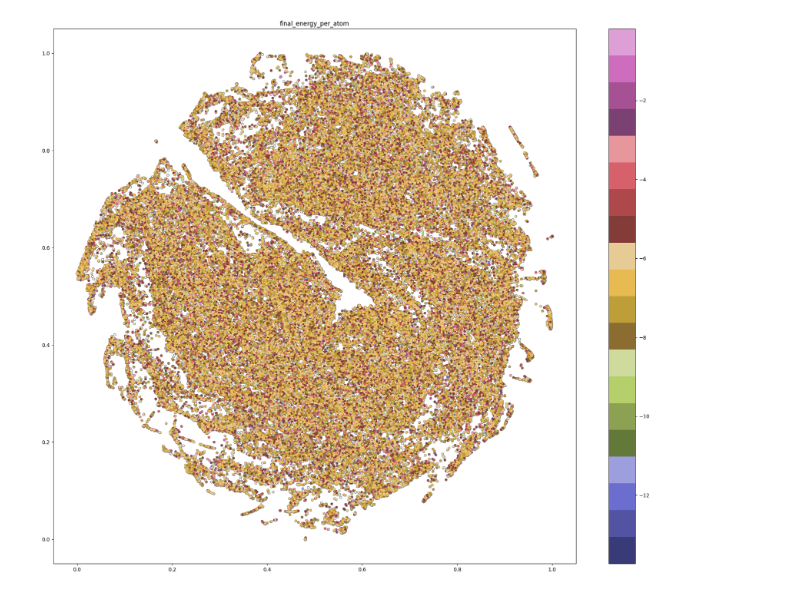
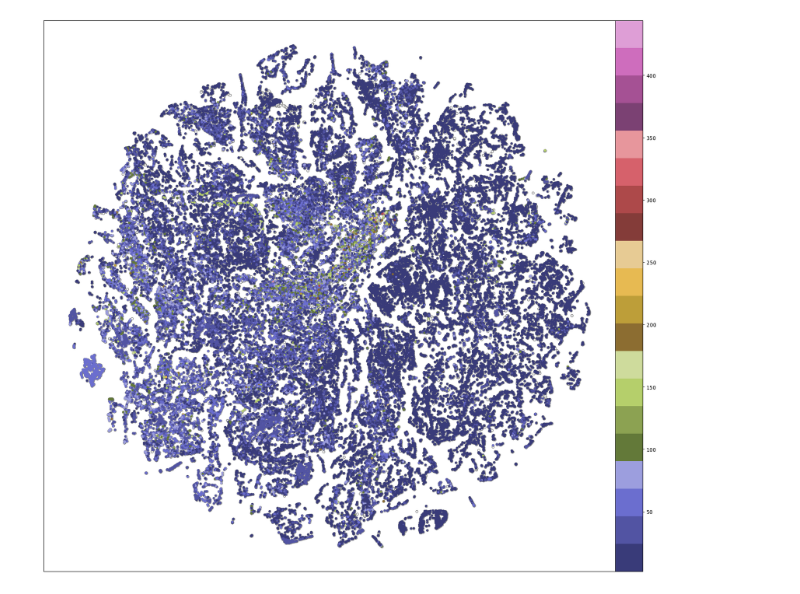
Before and after one commit to usccolumbia/matglobalmapping, a Jupyter notebook: globalgraph/allMP_global_property.ipynb, the cells around one changed output. Saved outputs shown, nothing was run; the diff lists cells and outputs as text; code cells hidden in the pictures.

```diff
--- a/globalgraph/allMP_global_property.ipynb
+++ b/globalgraph/allMP_global_property.ipynb
@@ -10,21 +10,17 @@ import matplotlib.pyplot as plt
 from scipy.stats import gaussian_kde
 import matplotlib as mpl
 # %%
-tsnedir = "../dataset/whole_mp_xy/tsne"
+tsnedir = "../dataset/whole_mp_xy"
+
 onlyfiles = [join(tsnedir, f) for f in listdir(tsnedir) if isfile(join(tsnedir, f))]
 allmp_props = pd.read_csv("../dataset/all_mp_all_props.csv")
 allmp_id = allmp_props.mp_id.to_frame()
 # %%
 features={}
 for file in onlyfiles:
-    decriptor = file.split('/')[-1].split('_')[0]
+    decriptor = file.split('/')[-1].split('_')[1]
     print(decriptor)
-    allmp_feat   = np.load(file)
-
-
-    feat_xy = pd.DataFrame(allmp_feat.tolist())
-    feat_xy.columns =['x','y']
-    feat_xy['mp_id'] = allmp_id
+    feat_xy   = pd.read_csv(file,index_col=None)
     prop_data = pd.merge(right=feat_xy,
                 left=allmp_props,
                 how='right',
@@ -43,40 +39,44 @@ Fcod0
 # %%
-labelist = ['final_energy_per_atom',
-            'final_energy',
-            'e_above_hull',
-            'spacegroup',
-            'Piezoelectric_Modulus',
-            'mass',
-            'Mean_Mass_Per_Atom',
-            'volume',
-            'density',
-            'nsites',
-            'band_gap',
-            'K_VRH',
-            'G_VRH',
-            'poisson_ratio',
-            'vol_per_atom',
-            'atomic_density',
-            'Interatomic_Spacing',
-            'young',
-            'shear',
-            'bulk',
-            'pugh',
-            'Lame',
-            'Pressure_Wave',
-            'Vickers',
-            'T_Sound_V',
-            'L_Sound_V',
-            'M_Sound_V',
-            'Gruneisen',
-            'debye',
-            'Thermal_Conductivity',
-            'Melting_Point',
-            'cystal_system']
+labelist = ['nsites']
 
+#    'final_energy_per_atom',
+#            'final_energy',
+#            'e_above_hull',
+#            'spacegroup',
+#            'Piezoelectric_Modulus',
+#            'mass',
+#            'Mean_Mass_Per_Atom',
+#            'volume',
+#            'density',
+#            'nsites',
+#            'band_gap',
+#            'K_VRH',
+#            'G_VRH',
+#            'poisson_ratio',
+#            'vol_per_atom',
+#            'atomic_density',
+#            'Interatomic_Spacing',
+#            'young',
+#            'shear',
+#            'bulk',
+#            'pugh',
+#            'Lame',
+#            'Pressure_Wave',
+#            'Vickers',
+#            'T_Sound_V',
+#            'L_Sound_V',
+#            'M_Sound_V',
+#            'Gruneisen',
+#            'debye',
+#            'Thermal_Conductivity',
+#            'Melting_Point',
+#            'cystal_system']
+#
 for descriptor in features:
+    #fig5 in paper used topo descriptor
+    descriptor = "gat"
+
     for label in labelist:
-
         fig = plt.figure(figsize=(23,20),dpi=100)
         ax1 = fig.add_subplot(111)
         x=features[descriptor].loc[:]['x']
@@ -89,17 +89,21 @@ for descriptor in features:
 
 
         z_min, z_max = z.min(), z.max()
-        print(z_min, z_max)
+        #print(z_min, z_max)
         c = plt.scatter(x, y, c=z, s=10,zorder=3,cmap=mpl.colormaps['tab20b'], vmin=z_min, vmax=z_max)
 
 
         # set the limits of the plot to the limits of the data
-        fig.colorbar(c, ax=ax1)
+        fig.colorbar(c, ax=ax1, pad=0)
 
         plt.subplots_adjust(left=None, bottom=0.15, right=None, top=None,
                         wspace=0.1, hspace=0.15)
+
+        ax1.get_xaxis().set_visible(False)
+        ax1.get_yaxis().set_visible(False)
         #plt.legend(labels = ['alldata'], loc='lower left')
-        plt.title(label)
+        #plt.title(label)
+        plt.rcParams.update({'font.size': 26})
         plt.xticks()
         plt.show()
         break
@@ -110 +113 @@ for descriptor in features:
-[figure, old version]
+[figure, new version]
```
Also changed, not shown: parts of 2 cells of this notebook, 49 other files.
